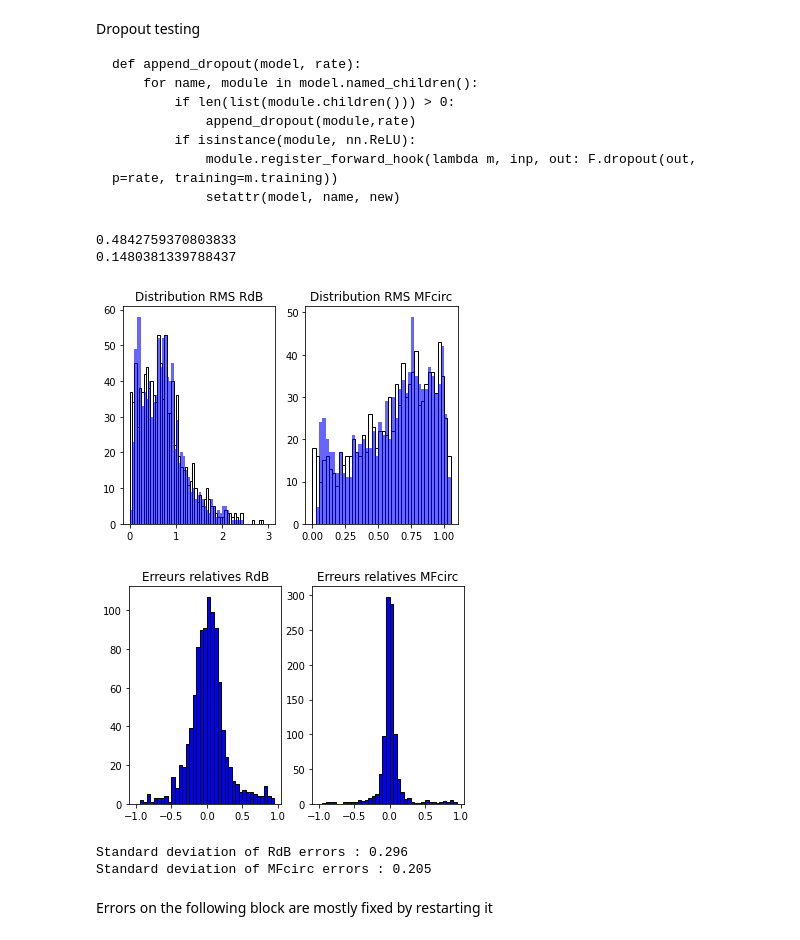
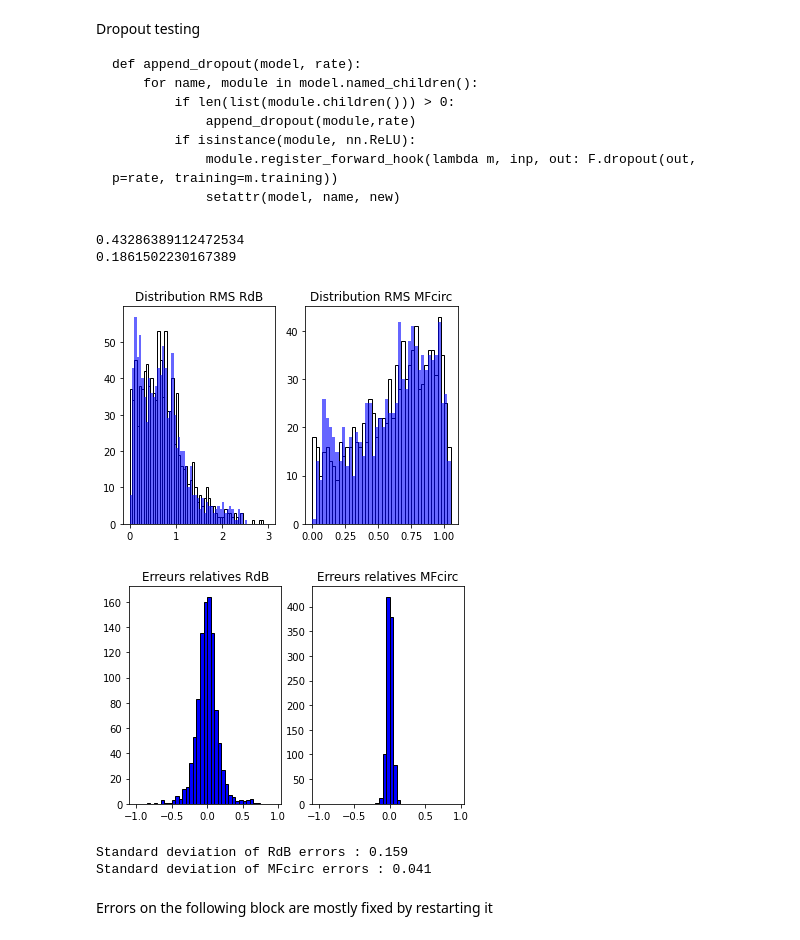
Before and after one commit to cbun1123/map_fit, a Jupyter notebook: Stage.ipynb, the cells around one changed output. Cells and saved outputs as stored; diff of their text form; code cells hidden in the pictures.

```diff
--- a/Stage.ipynb
+++ b/Stage.ipynb
@@ -201,13 +201,14 @@ model_name = "shufflenet_v2_x1_0" # shufflenet_v2_x1_0
 BATCH_SIZE = 512
 num_epochs = 5
 val_check_interval = 0.5
-learning_rate = 0.001
+learning_rate = 0.0015
 betas = [0.9,0.999] # Gradient decay factor, Squared
-eps = 1e-8
+eps = 1e-6
 weight_decay = 1e-3 # L2 Regularization
 step_size = 3 # Learn rate drop period
 gamma = 0.8 # Learn rate drop factor
 rate = 0.0 # Dropout rate, 0 for none
+swa_lrs = 1e-5 # Stochastic weight averaging factor
 
 # Defining model
 class LitModel(pl.LightningModule):
@@ -231,13 +232,16 @@ class LitModel(pl.LightningModule):
     def test_dataloader(self):
         return DataLoader(dataset=testset, batch_size=self.batch_size)
 
+    def predict_dataloader(self):
+        return DataLoader(dataset=testset, batch_size=self.batch_size)
+
     def forward(self,x):
         return self.net(x)
 
     def training_step(self, batch, batch_idx):
         input, labels = batch
         output = self.net(input)
-        loss = mean_squared_log_error(output,labels) # mean_squared_log_error(output,labels) # F.mse_loss(output,labels)
+        loss = F.mse_loss(output,labels) # mean_squared_log_error(output,labels) # F.mse_loss(output,labels)
 
         # Logging to TensorBoard by default
         self.log("train_loss", loss)
@@ -246,7 +250,7 @@ class LitModel(pl.LightningModule):
     def validation_step(self, batch, batch_idx):
         input, labels = batch
         output = self.net(input)
-        loss = mean_squared_log_error(output,labels)
+        loss = F.mse_loss(output,labels)
 
         # Logging to TensorBoard by default
         self.log("val_loss", loss, prog_bar=True)
@@ -259,6 +263,10 @@ class LitModel(pl.LightningModule):
         self.log("test_loss", loss)
         return loss
 
+    def predict_step(self, batch, batch_idx, dataloader_idx=0):
+        input, labels = batch
+        return self.net(input)
+
     def configure_optimizers(self):
         # optimizer = torch.optim.RMSprop(self.parameters(), lr=self.lr, alpha=0.86, eps=eps, weight_decay=weight_decay, momentum=0.9)
         optimizer = torch.optim.AdamW(self.parameters(), lr=self.lr, betas=betas, eps=eps, weight_decay=weight_decay)
@@ -269,7 +277,7 @@ torch.cuda.empty_cache()
 gc.collect()
 
 # model init
-model = LitModel() #.load_from_checkpoint("/content/checkpoints/last.ckpt")
+model = LitModel().load_from_checkpoint("/content/checkpoints/last.ckpt")
 
 # logger
 logger = pl.loggers.TensorBoardLogger(save_dir=os.getcwd(), version=n, name="lightning_logs")
@@ -289,7 +297,7 @@ stagnate_callback = pl.callbacks.EarlyStopping(monitor="val_loss",
                                                check_finite=True,
                                                patience=np.ceil(num_epochs/val_check_interval)
                                                )
-swa_callback = pl.callbacks.StochasticWeightAveraging(swa_lrs=1e-4)
+swa_callback = pl.callbacks.StochasticWeightAveraging(swa_lrs=swa_lrs)
 
 # Defining trainer
 trainer = pl.Trainer(accelerator="gpu",             # CPU, GPU or TPU
@@ -315,15 +323,19 @@ trainer.tune(model=model)
 # Training
 trainer.fit(model=model)
 # %%
+torch.cuda.empty_cache()
+gc.collect()
+
 # Loading best checkpoint and getting test loss
 t_loss = trainer.test()[0].get('test_loss')
 
 # Get test data
-X_test, y_test = testset.getData()
-model.eval()
-with torch.no_grad():
-    y_pred = model(X_test)
+y_test = testset.getData()
+y_pred = torch.vstack(trainer.predict())
 # %%
+torch.cuda.empty_cache()
+gc.collect()
+
 print(torch.abs(torch.div(y_pred-y_test,y_test)).mean().item())
 print(torch.abs(torch.div(y_pred-y_test,y_pred)).mean().item())
 
@@ -334,44 +346,46 @@ bins2 = np.arange(0, max(torch.max(y_test[:,1]), torch.max(y_pred[:,1])), 1/(2*n
 
 # Plot RMS distributions
 plt.subplot(1,2,1)
 plt.hist(y_test[:,0], bins=bins1, color='white', edgecolor='black')
 plt.hist(y_pred[:,0], bins=bins1, color='blue', alpha=0.6)
 plt.title("Distribution RMS RdB")
 plt.subplot(1,2,2)
 plt.hist(y_test[:,1], bins=bins2, color='white', edgecolor='black')
 plt.hist(y_pred[:,1], bins=bins2, color='blue', alpha=0.6)
 plt.title("Distribution RMS MFcirc")
 plt.show()
 
 
 # Define error distributions
-D_rdb = torch.div(y_pred[:,0]-y_test[:,0],y_pred[:,0])
-D_mfcirc = torch.div(y_pred[:,1]-y_test[:,1],y_pred[:,1])
+D_rdb = y_pred[:,0]-y_test[:,0] #torch.div(y_pred[:,0]-y_test[:,0],y_pred[:,0])
+D_mfcirc = y_pred[:,1]-y_test[:,1] #torch.div(y_pred[:,1]-y_test[:,1],y_pred[:,1])
 
 # Define error histogram binning
 nb = 20
 bins3 = np.arange(-1, 1, 1/nb)
 bins4 = np.arange(-1, 1, 1/nb)
 
 # Plot error distributions
 plt.subplot(1,2,1)
 plt.hist(D_rdb, bins=bins3, color='blue', edgecolor='black')
 plt.title("Erreurs relatives RdB")
 plt.subplot(1,2,2)
 plt.hist(D_mfcirc, bins=bins4, color='blue', edgecolor='black')
 plt.title("Erreurs relatives MFcirc")
 plt.show()
 
-# Print std
-print(f'Standard deviation of RdB errors : {torch.std(D_rdb).item():.3f}')
-print(f'Standard deviation of MFcirc errors : {torch.std(D_mfcirc).item():.3f}')
+# Print error std
+std_rdb = torch.std(D_rdb).item()
+std_mfcirc = torch.std(D_mfcirc).item()
+print(f'Standard deviation of RdB errors : {std_rdb:.3f}')
+print(f'Standard deviation of MFcirc errors : {std_mfcirc:.3f}')
 # %% [output]
-0.4842759370803833
-0.1480381339788437
+0.43286389112472534
+0.1861502230167389
-[figure, old version]
+[figure, new version]
-[figure, old version]
+[figure, new version]
-Standard deviation of RdB errors : 0.296
-Standard deviation of MFcirc errors : 0.205
+Standard deviation of RdB errors : 0.159
+Standard deviation of MFcirc errors : 0.041
 # %% [markdown]
 Errors on the following block are mostly fixed by restarting it
 # %%
```
Also changed, not shown: parts of 3 cells of this notebook.
